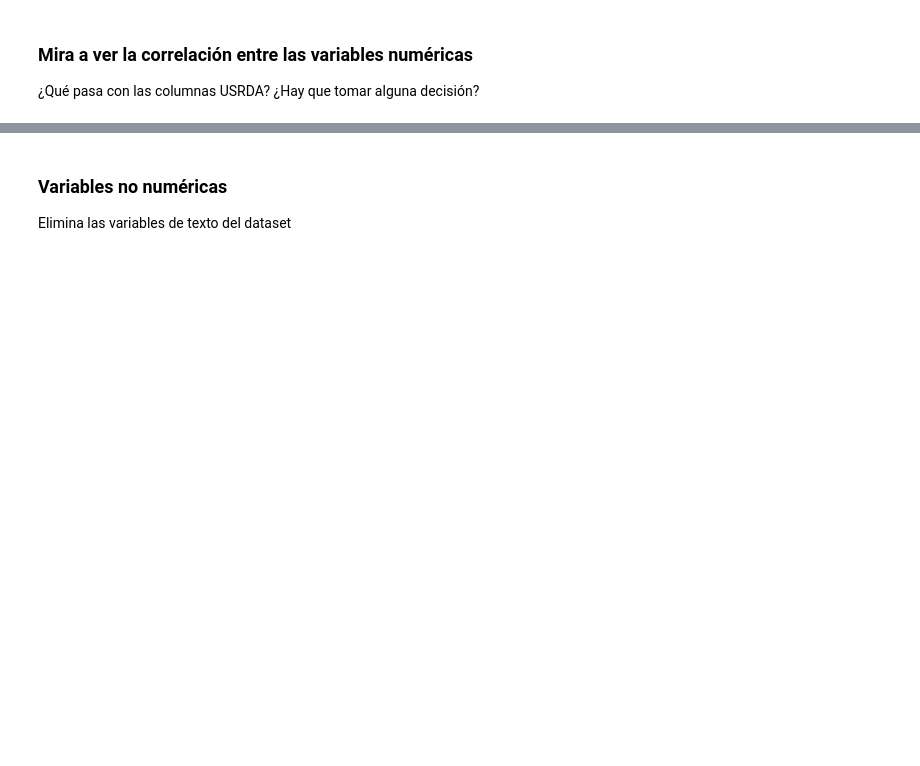
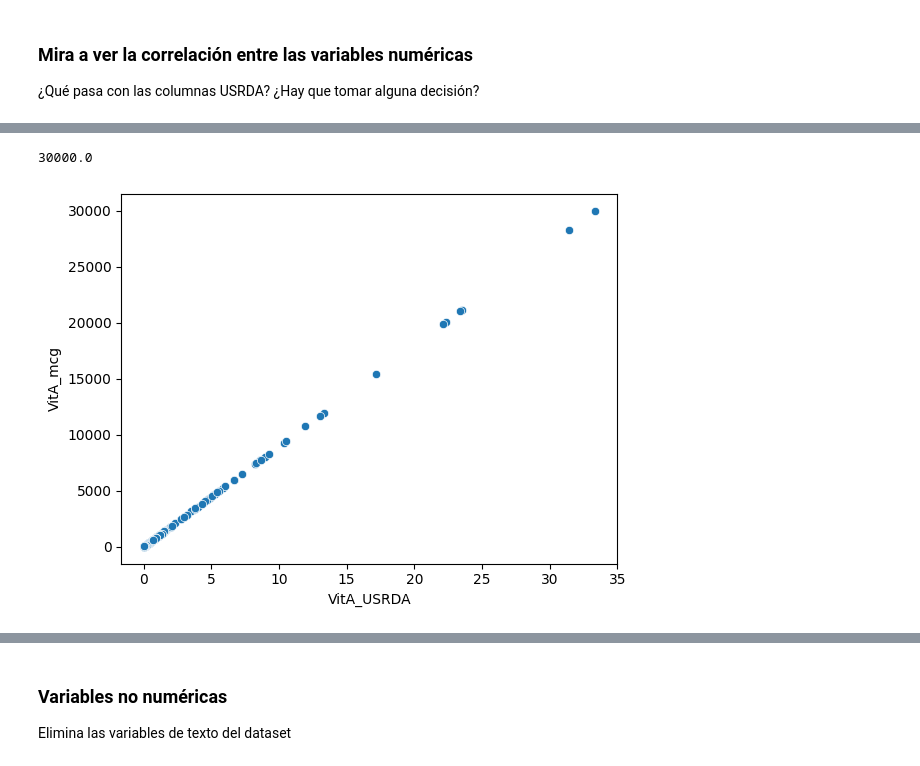
Before and after one commit to Mlcruz9/DS_TheBridgeBBK_SBIL2023, a Jupyter notebook: 3-Machine_Learning/2-No_Supervisado/2-PCA/Practica/1_Nutrition PCA.ipynb, the cells around one changed output, grey strips where cells are left out. Drawn from its saved outputs; the diff is of its cells as text; code cells hidden in the pictures; blank space fills up the shorter version.

```diff
--- a/3-Machine_Learning/2-No_Supervisado/2-PCA/Practica/1_Nutrition PCA.ipynb
+++ b/3-Machine_Learning/2-No_Supervisado/2-PCA/Practica/1_Nutrition PCA.ipynb
@@ -19,0 +80,8 @@ from sklearn.preprocessing import StandardScaler
+# %%
+df['VitA_mcg']
+# %% [output]
+30000.0
+# %%
+sns.scatterplot(x = df['VitA_USRDA'], y = df['VitA_mcg']);
+# %% [output]
+[figure, added]
```
Also changed, not shown: parts of 33 cells of this notebook, 1 other file.
